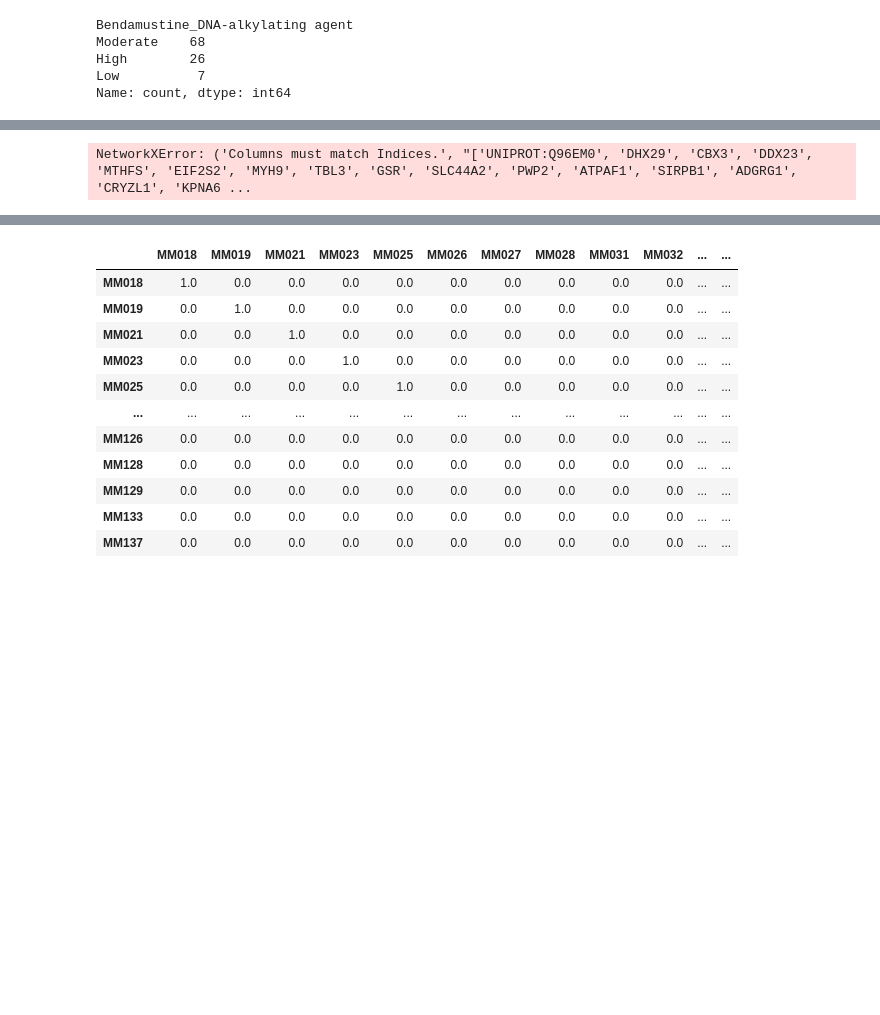
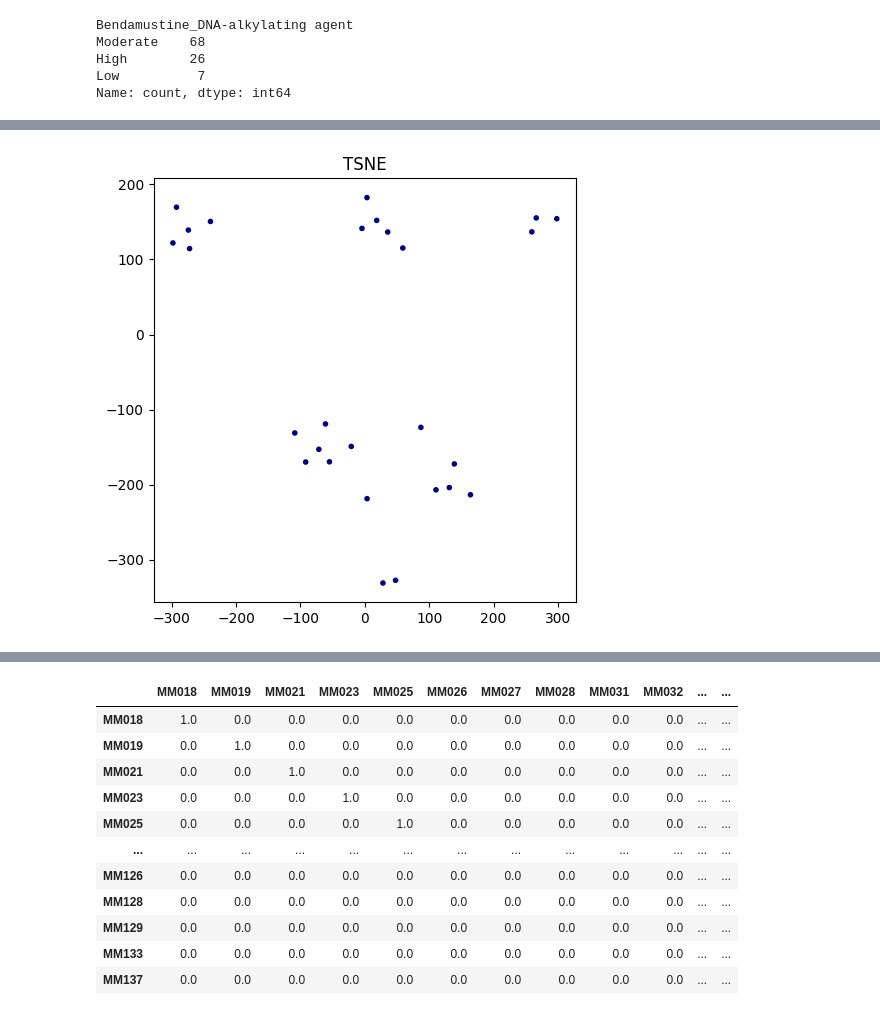
Before and after one commit to Surabhivj/PatStrat, a Jupyter notebook: test.ipynb, the cells around one changed output, grey strips where cells are left out. Cells and saved outputs as stored; diff of their text form; code cells hidden in the pictures; blank space fills up the shorter version.

```diff
--- a/test.ipynb
+++ b/test.ipynb
@@ -91,8 +158,0 @@ normalized_df
-# %%
-
-G = nx.from_pandas_adjacency(df)
-Clusters = nx.community.louvain_communities(G, seed=123)
-# %% [output]
-NetworkXError: ('Columns must match Indices.', "['UNIPROT:Q96EM0', 'DHX29', 'CBX3', 'DDX23', 'MTHFS', 'EIF2S2', 'MYH9', 'TBL3', 'GSR', 'SLC44A2', 'PWP2', 'ATPAF1', 'SIRPB1', 'ADGRG1', 'CRYZL1', 'KPNA6 ...
-# %%
-df = df[:50]
@@ -98,0 +161,62 @@ df = df[:50]
+# %%
+import numpy as np
+import matplotlib.pyplot as plt
+from sklearn import manifold
+from sklearn.cluster import DBSCAN
+import mplcursors
+
+def test_manifold_learning(data, method_names):
+    """
+    Test different manifold learning methods and plot the results.
+
+    Parameters:
+        data (array-like): Input data matrix of shape (n_samples, n_features).
+        method_names (list): List of names of manifold learning methods to test.
+    """
+    num_methods = len(method_names)
+    fig, axs = plt.subplots(1, num_methods, figsize=(5*num_methods, 5))
+
+    for i, method_name in enumerate(method_names):
+        ax = axs[i] if num_methods > 1 else axs
+
+        if method_name == 'Isomap':
+            embedding = manifold.Isomap(n_neighbors=10, n_components=2).fit_transform(data)
+        elif method_name == 'LocallyLinearEmbedding':
+            embedding = manifold.LocallyLinearEmbedding(n_neighbors=5, n_components=2, method='standard').fit_transform(data)
+        elif method_name == 'TSNE':
+            embedding = manifold.TSNE(n_components=2, init='pca', perplexity=2).fit_transform(data)
+        elif method_name == 'MDS':
+            embedding = manifold.MDS(n_components=2, random_state=42).fit_transform(data)
+        elif method_name == 'SpectralEmbedding':
+            embedding = manifold.SpectralEmbedding(n_components=2, random_state=42).fit_transform(data)
+        # Add more elif blocks for other manifold learning methods as needed
+
+        # Perform DBSCAN clustering
+        db = DBSCAN(eps=0.2, min_samples=10).fit(embedding)
+        cluster_labels = db.labels_
+
+        # Set colors for points based on cluster labels
+        num_clusters = len(set(cluster_labels)) - (1 if -1 in cluster_labels else 0)  # Exclude noise points
+        colors = [plt.cm.jet(each_cluster / float(num_clusters)) for each_cluster in cluster_labels]
+
+        scatter = ax.scatter(embedding[:, 0], embedding[:, 1], c=colors, marker='.', label=method_name)
+        ax.set_title(method_name)
+
+        # Enable hovering
+        mplcursors.cursor(scatter)
+
+    plt.tight_layout()
+    plt.show()
+
+# Example usage:
+# Generate sample data
+np.random.seed(42)
+data = np.random.rand(100, 10)  # Sample data with 100 samples and 10 features
+
+# Define manifold learning methods to test
+method_names = ['TSNE']
+
+# Test manifold learning methods and plot the results
+test_manifold_learning(df.dropna(), method_names)
+# %% [output]
+[figure, added]
```
Also changed, not shown: parts of 25 cells of this notebook, 1 other file.
